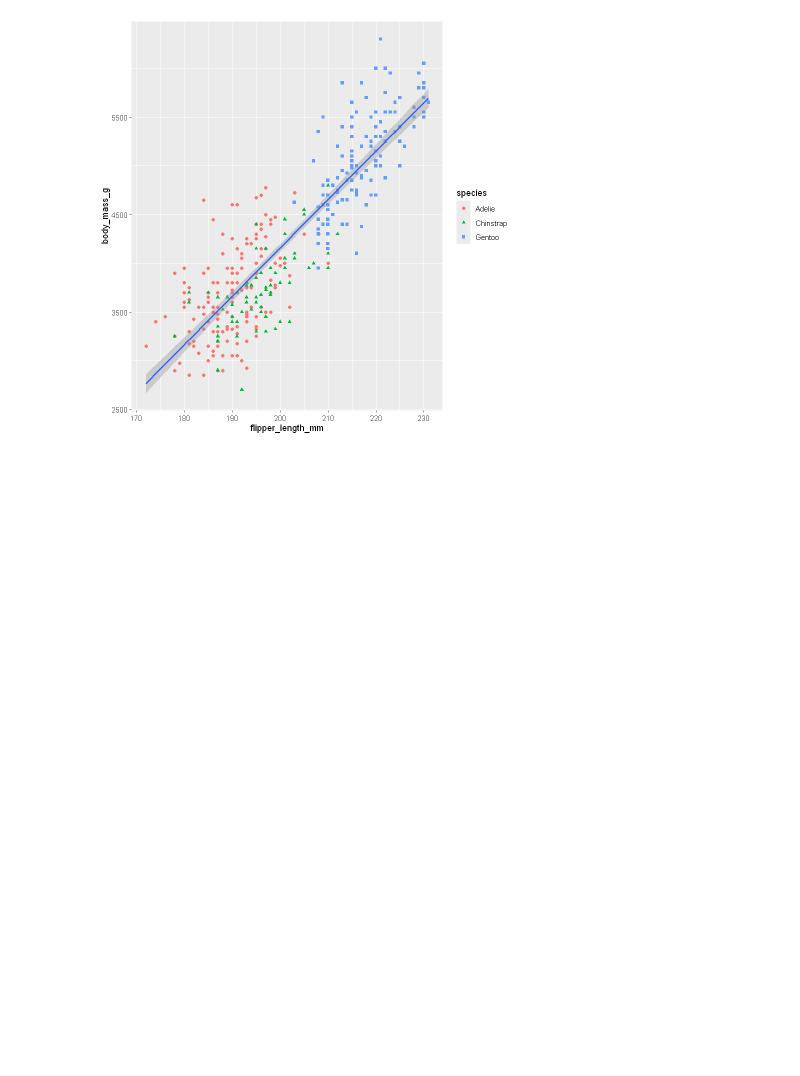
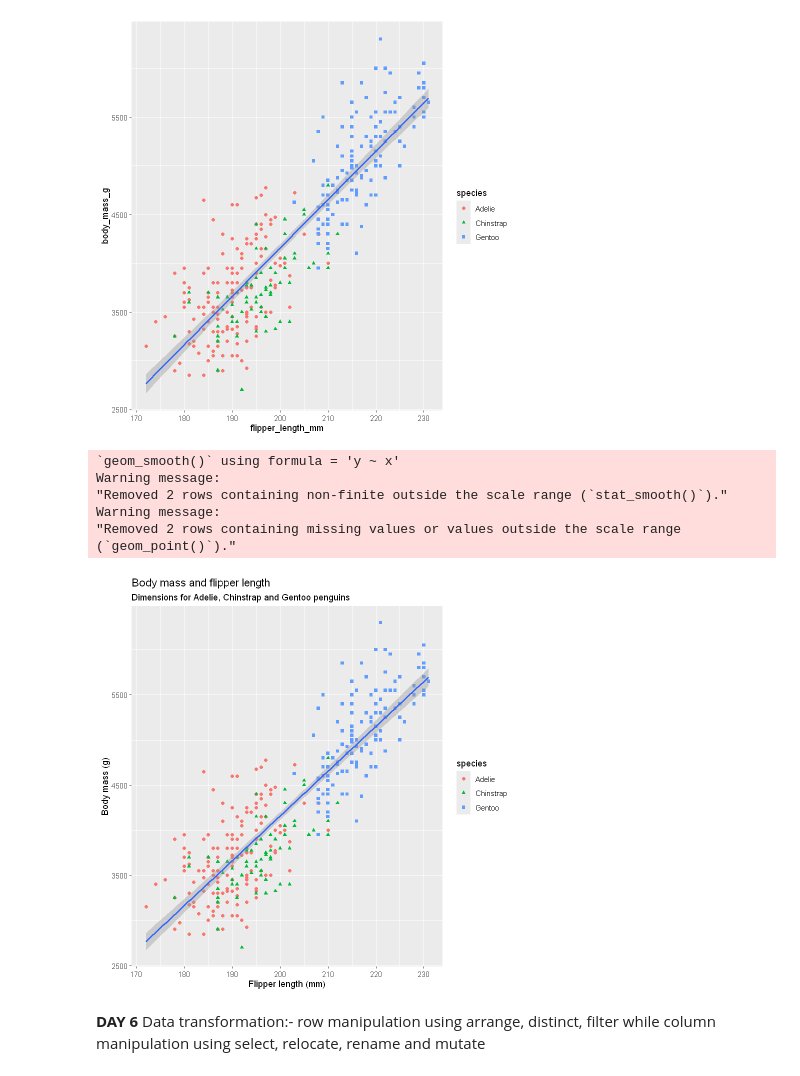
Before and after one commit to SamGombs20/learningR, a Jupyter notebook: code/R_for_data_science.ipynb, the cells around one changed output. Drawn from its saved outputs; the diff is of its cells as text; code cells hidden in the pictures; blank space fills up the shorter version.

Commit message:
Update:Data transformation

```diff
--- a/code/R_for_data_science.ipynb
+++ b/code/R_for_data_science.ipynb
@@ -86,4 +86,15 @@ Warning message:
 (`geom_point()`)."
 [figure]
 # %%
-ggplot(data = penguins,mapping = aes(x = flipper_length_mm,y = body_mass_g)) + geom_point(mapping = aes(color=species, shape=species)) + geom_smooth(method = "lm")+ labs(title = "Body mass and flipper length", subtitle = "Dimensions for Adelie, Chinstrap and Gentoo penguins", )
+ggplot(data = penguins,mapping = aes(x = flipper_length_mm,y = body_mass_g)) + geom_point(mapping = aes(color=species, shape=species)) + geom_smooth(method = "lm")+ labs(title = "Body mass and flipper length", subtitle = "Dimensions for Adelie, Chinstrap and Gentoo penguins", x="Flipper length (mm)", y="Body mass (g)" )
+# %% [output]
+`geom_smooth()` using formula = 'y ~ x'
+Warning message:
+"Removed 2 rows containing non-finite outside the scale range (`stat_smooth()`)."
+Warning message:
+"Removed 2 rows containing missing values or values outside the scale range
+(`geom_point()`)."
+[figure, added]
+# %% [markdown]
+**DAY 6**
+ Data transformation:- row manipulation using arrange, distinct, filter while column manipulation using select, relocate, rename and mutate
```
Also changed, not shown: parts of 14 cells of this notebook.
